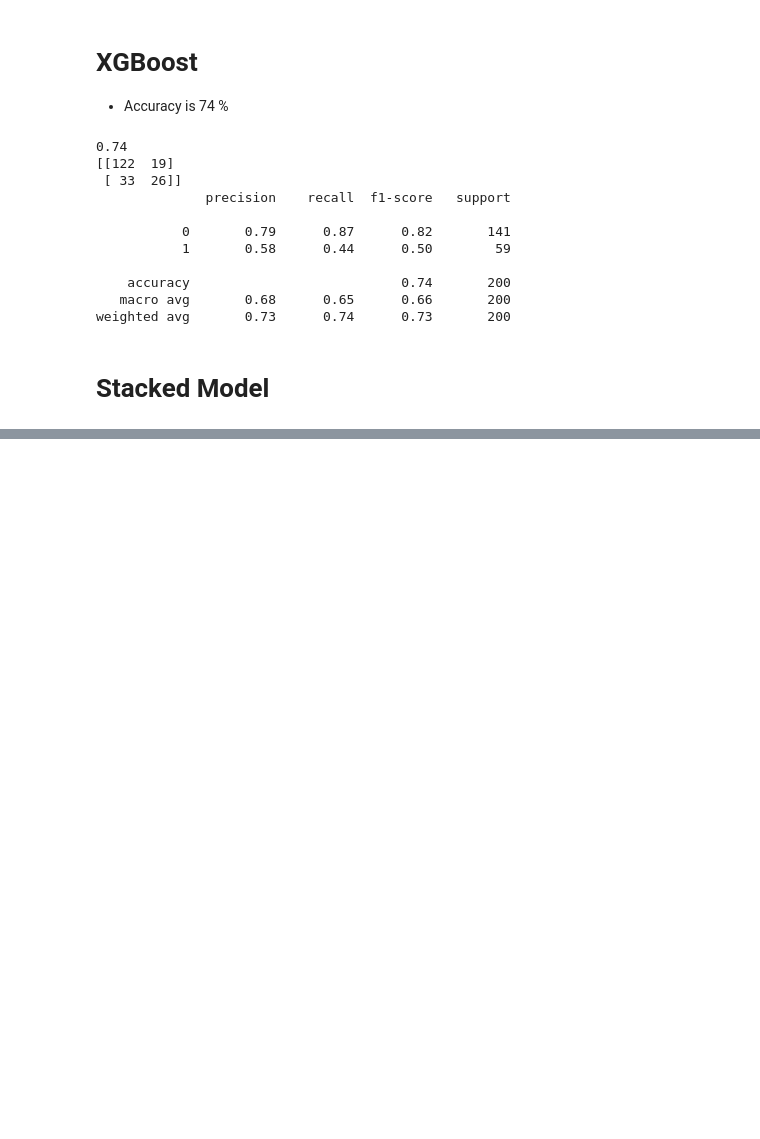
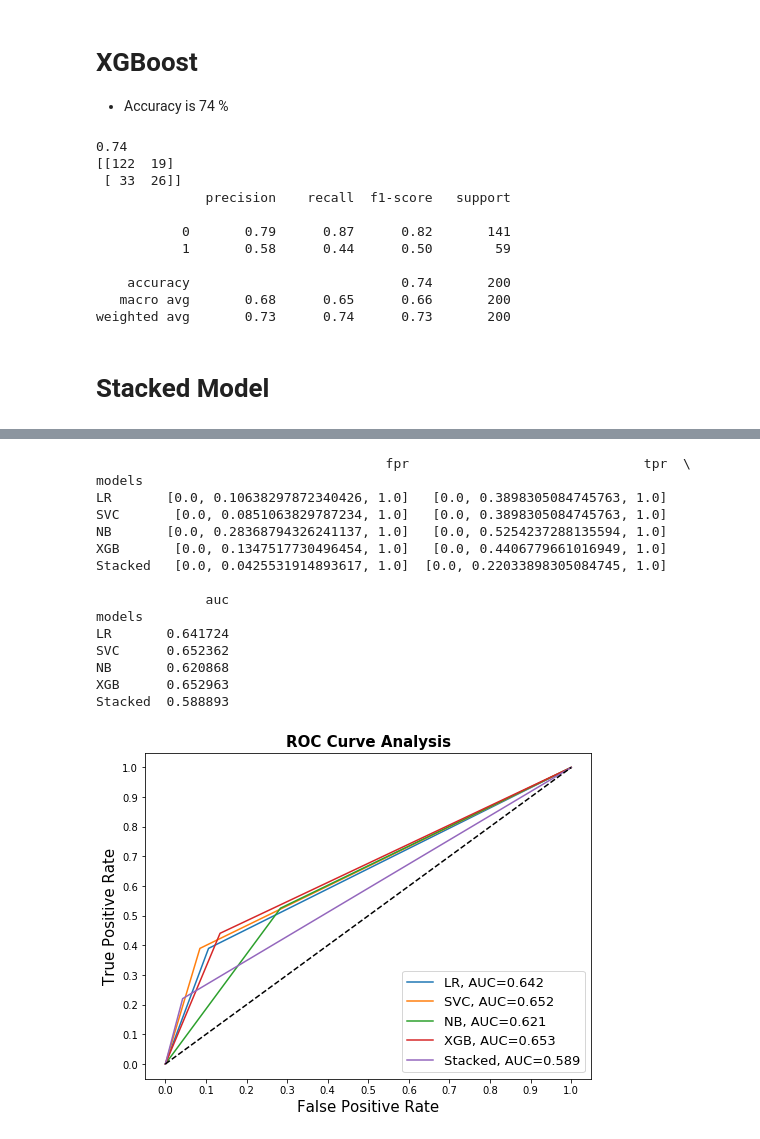
Before and after one commit to rajdmahajan/Credit-risk-modelling, a Jupyter notebook: Credit risk data.ipynb, the cells around one changed output, grey strips where cells are left out. Drawn from its saved outputs; the diff is of its cells as text; code cells hidden in the pictures; blank space fills up the shorter version.

Commit message:
results auc roc curve

```diff
--- a/Credit risk data.ipynb
+++ b/Credit risk data.ipynb
@@ -509,0 +511,56 @@ Deprecated in NumPy 1.20; for more details and guidance: https://numpy.org/devdo
+# %%
+from sklearn.metrics import roc_curve, roc_auc_score
+
+results_table = pd.DataFrame(columns = ['models', 'fpr','tpr','auc'])
+
+predictions = {'LR': y_pred_log, 'SVC': y_pred_svc, 'NB': y_pred_nb, 'XGB': y_pred_xgb, 'Stacked': final_predictions}
+
+for key in predictions:
+    fpr, tpr, _ = roc_curve(y_test, predictions[key])
+    auc = roc_auc_score(y_test, predictions[key])
+
+    results_table = results_table.append({'models': key,
+                                         'fpr' : fpr,
+                                         'tpr' : tpr,
+                                         'auc' : auc}, ignore_index=True)
+
+results_table.set_index('models', inplace=True)
+
+print(results_table)
+
+fig = plt.figure(figsize = (8,6))
+
+for i in results_table.index:
+    plt.plot(results_table.loc[i]['fpr'],
+             results_table.loc[i]['tpr'],
+             label = "{}, AUC={:.3f}".format(i, results_table.loc[i]['auc']))
+
+plt.plot([0,1], [0,1], color = 'black', linestyle = '--')
+
+plt.xticks(np.arange(0.0, 1.1, step=0.1))
+plt.xlabel("False Positive Rate", fontsize=15)
+
+plt.yticks(np.arange(0.0, 1.1, step=0.1))
+plt.ylabel("True Positive Rate", fontsize=15)
+
+plt.title('ROC Curve Analysis', fontweight='bold', fontsize=15)
+plt.legend(prop = {'size':13}, loc = 'lower right')
+
+plt.show()
+# %% [output]
+                                     fpr                              tpr  \
+models
+LR       [0.0, 0.10638297872340426, 1.0]   [0.0, 0.3898305084745763, 1.0]
+SVC       [0.0, 0.0851063829787234, 1.0]   [0.0, 0.3898305084745763, 1.0]
+NB       [0.0, 0.28368794326241137, 1.0]   [0.0, 0.5254237288135594, 1.0]
+XGB       [0.0, 0.1347517730496454, 1.0]   [0.0, 0.4406779661016949, 1.0]
+Stacked   [0.0, 0.0425531914893617, 1.0]  [0.0, 0.22033898305084745, 1.0]
+
+              auc
+models
+LR       0.641724
+SVC      0.652362
+NB       0.620868
+XGB      0.652963
+Stacked  0.588893
+[figure, added]
```
Also changed, not shown: parts of 7 cells of this notebook, 2 other files.
